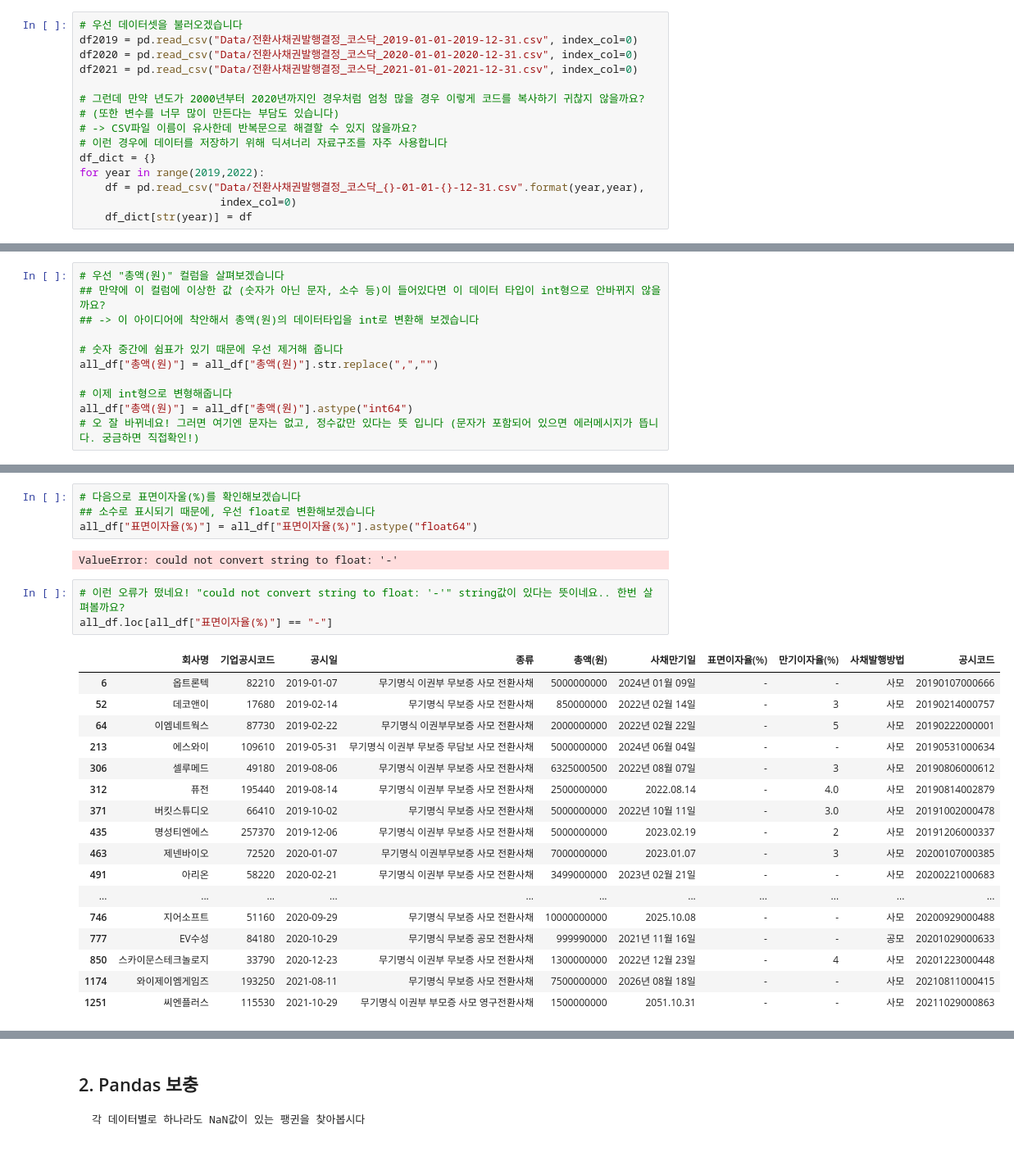
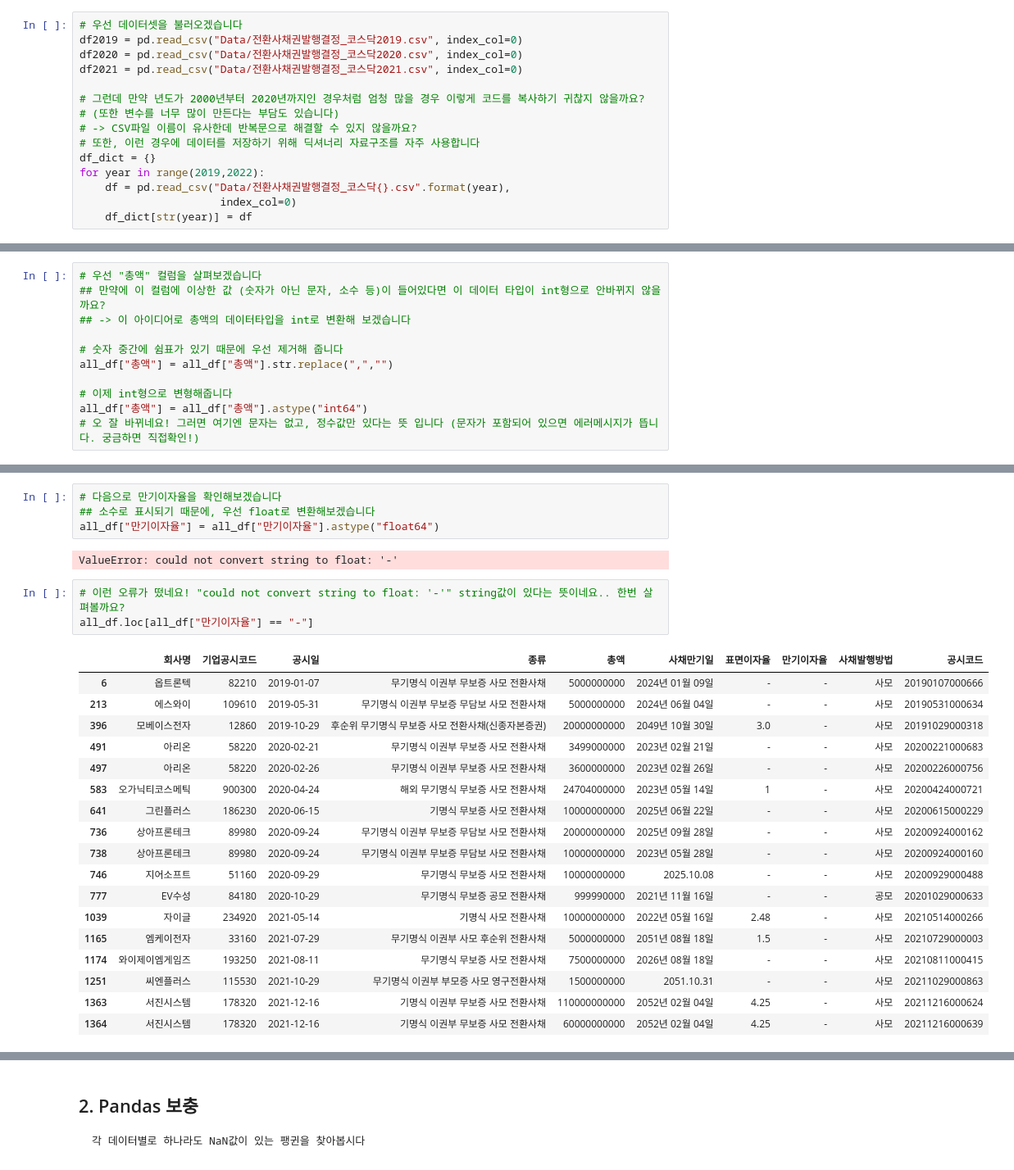
Before and after one commit to Je-Hyeon/FRstudy, a Jupyter notebook: 학기중_스터디/week3/3주차스터디_수업.ipynb, the cells around one changed output, grey strips where cells are left out. Shown at 82% size. Cells and saved outputs as stored; diff of their text form.

```diff
--- a/학기중_스터디/week3/3주차스터디_수업.ipynb
+++ b/학기중_스터디/week3/3주차스터디_수업.ipynb
@@ -19,17 +19,17 @@ import matplotlib.pyplot as plt
     데이터 불러오기
 # %%
 # 우선 데이터셋을 불러오겠습니다
-df2019 = pd.read_csv("Data/전환사채권발행결정_코스닥_2019-01-01-2019-12-31.csv", index_col=0)
-df2020 = pd.read_csv("Data/전환사채권발행결정_코스닥_2020-01-01-2020-12-31.csv", index_col=0)
-df2021 = pd.read_csv("Data/전환사채권발행결정_코스닥_2021-01-01-2021-12-31.csv", index_col=0)
+df2019 = pd.read_csv("Data/전환사채권발행결정_코스닥2019.csv", index_col=0)
+df2020 = pd.read_csv("Data/전환사채권발행결정_코스닥2020.csv", index_col=0)
+df2021 = pd.read_csv("Data/전환사채권발행결정_코스닥2021.csv", index_col=0)
 
 # 그런데 만약 년도가 2000년부터 2020년까지인 경우처럼 엄청 많을 경우 이렇게 코드를 복사하기 귀찮지 않을까요?
 # (또한 변수를 너무 많이 만든다는 부담도 있습니다)
 # -> CSV파일 이름이 유사한데 반복문으로 해결할 수 있지 않을까요?
-# 이런 경우에 데이터를 저장하기 위해 딕셔너리 자료구조를 자주 사용합니다
+# 또한, 이런 경우에 데이터를 저장하기 위해 딕셔너리 자료구조를 자주 사용합니다
 df_dict = {}
 for year in range(2019,2022):
-    df = pd.read_csv("Data/전환사채권발행결정_코스닥_{}-01-01-{}-12-31.csv".format(year,year),
+    df = pd.read_csv("Data/전환사채권발행결정_코스닥{}.csv".format(year),
                       index_col=0)
     df_dict[str(year)] = df
 # %%
@@ -104,12 +102,12 @@ all_df
 # %%
-# 우선 "총액(원)" 컬럼을 살펴보겠습니다
+# 우선 "총액" 컬럼을 살펴보겠습니다
 ## 만약에 이 컬럼에 이상한 값 (숫자가 아닌 문자, 소수 등)이 들어있다면 이 데이터 타입이 int형으로 안바뀌지 않을까요?
-## -> 이 아이디어에 착안해서 총액(원)의 데이터타입을 int로 변환해 보겠습니다
+## -> 이 아이디어로 총액의 데이터타입을 int로 변환해 보겠습니다
 
 # 숫자 중간에 쉼표가 있기 때문에 우선 제거해 줍니다
-all_df["총액(원)"] = all_df["총액(원)"].str.replace(",","")
+all_df["총액"] = all_df["총액"].str.replace(",","")
 
 # 이제 int형으로 변형해줍니다
-all_df["총액(원)"] = all_df["총액(원)"].astype("int64")
+all_df["총액"] = all_df["총액"].astype("int64")
 # 오 잘 바뀌네요! 그러면 여기엔 문자는 없고, 정수값만 있다는 뜻 입니다 (문자가 포함되어 있으면 에러메시지가 뜹니다. 궁금하면 직접확인!)
 # %%
@@ -121,28 +121,29 @@ all_df.loc[all_df["총액(원)"] <= 1000]
 # %%
-# 다음으로 표면이자울(%)를 확인해보겠습니다
+# 다음으로 만기이자율을 확인해보겠습니다
 ## 소수로 표시되기 때문에, 우선 float로 변환해보겠습니다
-all_df["표면이자율(%)"] = all_df["표면이자율(%)"].astype("float64")
+all_df["만기이자율"] = all_df["만기이자율"].astype("float64")
 # %% [output]
 ValueError: could not convert string to float: '-'
 # %%
 # 이런 오류가 떴네요! "could not convert string to float: '-'" string값이 있다는 뜻이네요.. 한번 살펴볼까요?
-all_df.loc[all_df["표면이자율(%)"] == "-"]
+all_df.loc[all_df["만기이자율"] == "-"]
 # %% [output]
-|  | 회사명 | 기업공시코드 | 공시일 | 종류 | 총액(원) | 사채만기일 | 표면이자율(%) | 만기이자율(%) | 사채발행방법 | 공시코드 |
+|  | 회사명 | 기업공시코드 | 공시일 | 종류 | 총액 | 사채만기일 | 표면이자율 | 만기이자율 | 사채발행방법 | 공시코드 |
 | 6 | 옵트론텍 | 82210 | 2019-01-07 | 무기명식 이권부 무보증 사모 전환사채 | 5000000000 | 2024년 01월 09일 | - | - | 사모 | 20190107000666 |
-| 52 | 데코앤이 | 17680 | 2019-02-14 | 무기명식 무보증 사모 전환사채 | 850000000 | 2022년 02월 14일 | - | 3 | 사모 | 20190214000757 |
-| 64 | 이엠네트웍스 | 87730 | 2019-02-22 | 무기명식 이권부무보증 사모 전환사채 | 2000000000 | 2022년 02월 22일 | - | 5 | 사모 | 20190222000001 |
 | 213 | 에스와이 | 109610 | 2019-05-31 | 무기명식 이권부 무보증 무담보 사모 전환사채 | 5000000000 | 2024년 06월 04일 | - | - | 사모 | 20190531000634 |
-| 306 | 셀루메드 | 49180 | 2019-08-06 | 무기명식 이권부 무보증 사모 전환사채 | 6325000500 | 2022년 08월 07일 | - | 3 | 사모 | 20190806000612 |
-| 312 | 퓨전 | 195440 | 2019-08-14 | 무기명식 이권부 무보증 사모 전환사채 | 2500000000 | 2022.08.14 | - | 4.0 | 사모 | 20190814002879 |
-| 371 | 버킷스튜디오 | 66410 | 2019-10-02 | 무기명식 무보증 사모 전환사채 | 5000000000 | 2022년 10월 11일 | - | 3.0 | 사모 | 20191002000478 |
-| 435 | 명성티엔에스 | 257370 | 2019-12-06 | 무기명식 이권부 무보증 사모 전환사채 | 5000000000 | 2023.02.19 | - | 2 | 사모 | 20191206000337 |
-| 463 | 제넨바이오 | 72520 | 2020-01-07 | 무기명식 이권부무보증 사모 전환사채 | 7000000000 | 2023.01.07 | - | 3 | 사모 | 20200107000385 |
+| 396 | 모베이스전자 | 12860 | 2019-10-29 | 후순위 무기명식 무보증 사모 전환사채(신종자본증권) | 20000000000 | 2049년 10월 30일 | 3.0 | - | 사모 | 20191029000318 |
 | 491 | 아리온 | 58220 | 2020-02-21 | 무기명식 이권부 무보증 사모 전환사채 | 3499000000 | 2023년 02월 21일 | - | - | 사모 | 20200221000683 |
-| ... | ... | ... | ... | ... | ... | ... | ... | ... | ... | ... |
+| 497 | 아리온 | 58220 | 2020-02-26 | 무기명식 이권부 무보증 사모 전환사채 | 3600000000 | 2023년 02월 26일 | - | - | 사모 | 20200226000756 |
+| 583 | 오가닉티코스메틱 | 900300 | 2020-04-24 | 해외 무기명식 무보증 사모 전환사채 | 24704000000 | 2023년 05월 14일 | 1 | - | 사모 | 20200424000721 |
+| 641 | 그린플러스 | 186230 | 2020-06-15 | 기명식 무보증 사모 전환사채 | 10000000000 | 2025년 06월 22일 | - | - | 사모 | 20200615000229 |
+| 736 | 상아프론테크 | 89980 | 2020-09-24 | 무기명식 이권부 무보증 무담보 사모 전환사채 | 20000000000 | 2025년 09월 28일 | - | - | 사모 | 20200924000162 |
+| 738 | 상아프론테크 | 89980 | 2020-09-24 | 무기명식 이권부 무보증 무담보 사모 전환사채 | 10000000000 | 2023년 05월 28일 | - | - | 사모 | 20200924000160 |
 | 746 | 지어소프트 | 51160 | 2020-09-29 | 무기명식 무보증 사모 전환사채 | 10000000000 | 2025.10.08 | - | - | 사모 | 20200929000488 |
 | 777 | EV수성 | 84180 | 2020-10-29 | 무기명식 무보증 공모 전환사채 | 999990000 | 2021년 11월 16일 | - | - | 공모 | 20201029000633 |
-| 850 | 스카이문스테크놀로지 | 33790 | 2020-12-23 | 무기명식 이권부 무보증 사모 전환사채 | 1300000000 | 2022년 12월 23일 | - | 4 | 사모 | 20201223000448 |
+| 1039 | 자이글 | 234920 | 2021-05-14 | 기명식 사모 전환사채 | 10000000000 | 2022년 05월 16일 | 2.48 | - | 사모 | 20210514000266 |
+| 1165 | 엠케이전자 | 33160 | 2021-07-29 | 무기명식 이권부 사모 후순위 전환사채 | 5000000000 | 2051년 08월 18일 | 1.5 | - | 사모 | 20210729000003 |
 | 1174 | 와이제이엠게임즈 | 193250 | 2021-08-11 | 무기명식 무보증 사모 전환사채 | 7500000000 | 2026년 08월 18일 | - | - | 사모 | 20210811000415 |
 | 1251 | 씨엔플러스 | 115530 | 2021-10-29 | 무기명식 이권부 부모증 사모 영구전환사채 | 1500000000 | 2051.10.31 | - | - | 사모 | 20211029000863 |
+| 1363 | 서진시스템 | 178320 | 2021-12-16 | 기명식 이권부 무보증 사모 전환사채 | 110000000000 | 2052년 02월 04일 | 4.25 | - | 사모 | 20211216000624 |
+| 1364 | 서진시스템 | 178320 | 2021-12-16 | 기명식 이권부 무보증 사모 전환사채 | 60000000000 | 2052년 02월 04일 | 4.25 | - | 사모 | 20211216000639 |
 # %%
```
Also changed, not shown: parts of 31 cells of this notebook, 9 other files.
